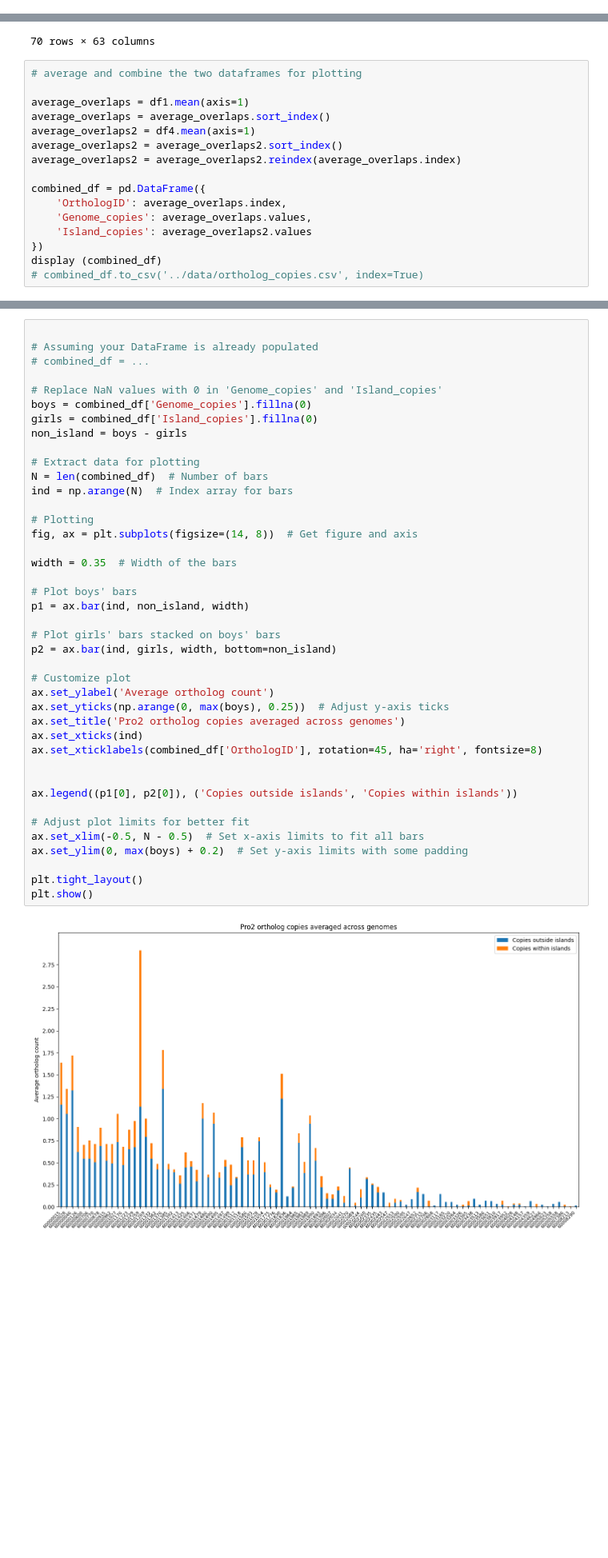
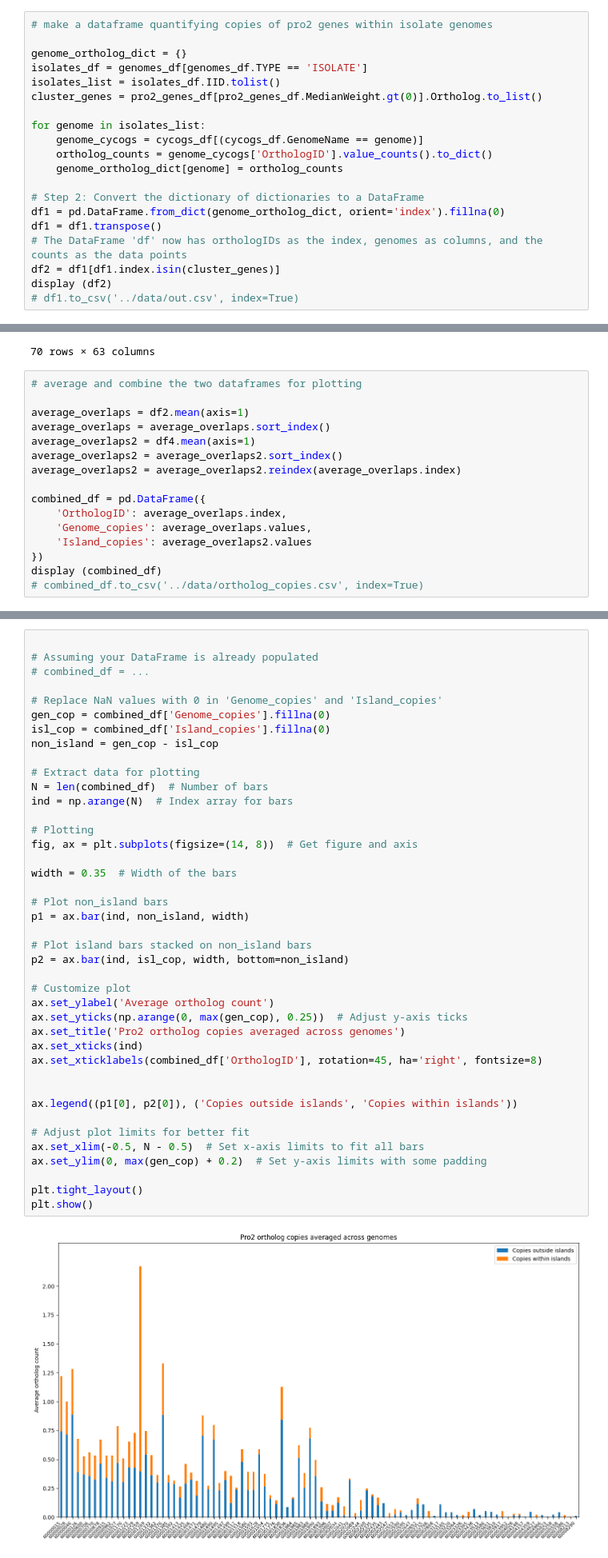
Before and after one commit to Jonahv11/cyano-serralysins, a Jupyter notebook: cycog-tree-tool/ortholog_census.ipynb, the cells around one changed output, grey strips where cells are left out. Shown at 80% size. Saved outputs shown, nothing was run; the diff lists cells and outputs as text; blank space fills up the shorter version.

Commit message:
changed the production of a dataframe

```diff
--- a/cycog-tree-tool/ortholog_census.ipynb
+++ b/cycog-tree-tool/ortholog_census.ipynb
@@ -56,0 +23,20 @@ display(df1)
+# %%
+# make a dataframe quantifying copies of pro2 genes within isolate genomes
+
+genome_ortholog_dict = {}
+isolates_df = genomes_df[genomes_df.TYPE == 'ISOLATE']
+isolates_list = isolates_df.IID.tolist()
+cluster_genes = pro2_genes_df[pro2_genes_df.MedianWeight.gt(0)].Ortholog.to_list()
+
+for genome in isolates_list:
+    genome_cycogs = cycogs_df[(cycogs_df.GenomeName == genome)]
+    ortholog_counts = genome_cycogs['OrthologID'].value_counts().to_dict()
+    genome_ortholog_dict[genome] = ortholog_counts
+
+# Step 2: Convert the dictionary of dictionaries to a DataFrame
+df1 = pd.DataFrame.from_dict(genome_ortholog_dict, orient='index').fillna(0)
+df1 = df1.transpose()
+# The DataFrame 'df' now has orthologIDs as the index, genomes as columns, and the counts as the data points
+df2 = df1[df1.index.isin(cluster_genes)]
+display (df2)
+# df1.to_csv('../data/out.csv', index=True)
@@ -168,7 +168,7 @@ display(df4)
 # %%
 # average and combine the two dataframes for plotting
 
-average_overlaps = df1.mean(axis=1)
+average_overlaps = df2.mean(axis=1)
 average_overlaps = average_overlaps.sort_index()
 average_overlaps2 = df4.mean(axis=1)
 average_overlaps2 = average_overlaps2.sort_index()
@@ -254,40 +254,40 @@ plt.show()
 # combined_df = ...
 
 # Replace NaN values with 0 in 'Genome_copies' and 'Island_copies'
-boys = combined_df['Genome_copies'].fillna(0)
-girls = combined_df['Island_copies'].fillna(0)
-non_island = boys - girls
+gen_cop = combined_df['Genome_copies'].fillna(0)
+isl_cop = combined_df['Island_copies'].fillna(0)
+non_island = gen_cop - isl_cop
 
 # Extract data for plotting
 N = len(combined_df)  # Number of bars
 ind = np.arange(N)  # Index array for bars
 
 # Plotting
 fig, ax = plt.subplots(figsize=(14, 8))  # Get figure and axis
 
 width = 0.35  # Width of the bars
 
-# Plot boys' bars
+# Plot non_island bars
 p1 = ax.bar(ind, non_island, width)
 
-# Plot girls' bars stacked on boys' bars
-p2 = ax.bar(ind, girls, width, bottom=non_island)
+# Plot island bars stacked on non_island bars
+p2 = ax.bar(ind, isl_cop, width, bottom=non_island)
 
 # Customize plot
 ax.set_ylabel('Average ortholog count')
-ax.set_yticks(np.arange(0, max(boys), 0.25))  # Adjust y-axis ticks
+ax.set_yticks(np.arange(0, max(gen_cop), 0.25))  # Adjust y-axis ticks
 ax.set_title('Pro2 ortholog copies averaged across genomes')
 ax.set_xticks(ind)
 ax.set_xticklabels(combined_df['OrthologID'], rotation=45, ha='right', fontsize=8)
 
 
 ax.legend((p1[0], p2[0]), ('Copies outside islands', 'Copies within islands'))
 
 # Adjust plot limits for better fit
 ax.set_xlim(-0.5, N - 0.5)  # Set x-axis limits to fit all bars
-ax.set_ylim(0, max(boys) + 0.2)  # Set y-axis limits with some padding
+ax.set_ylim(0, max(gen_cop) + 0.2)  # Set y-axis limits with some padding
 
 plt.tight_layout()
 plt.show()
 # %% [output]
-[figure, old version]
+[figure, new version]
```
Also changed, not shown: parts of 3 cells of this notebook.
